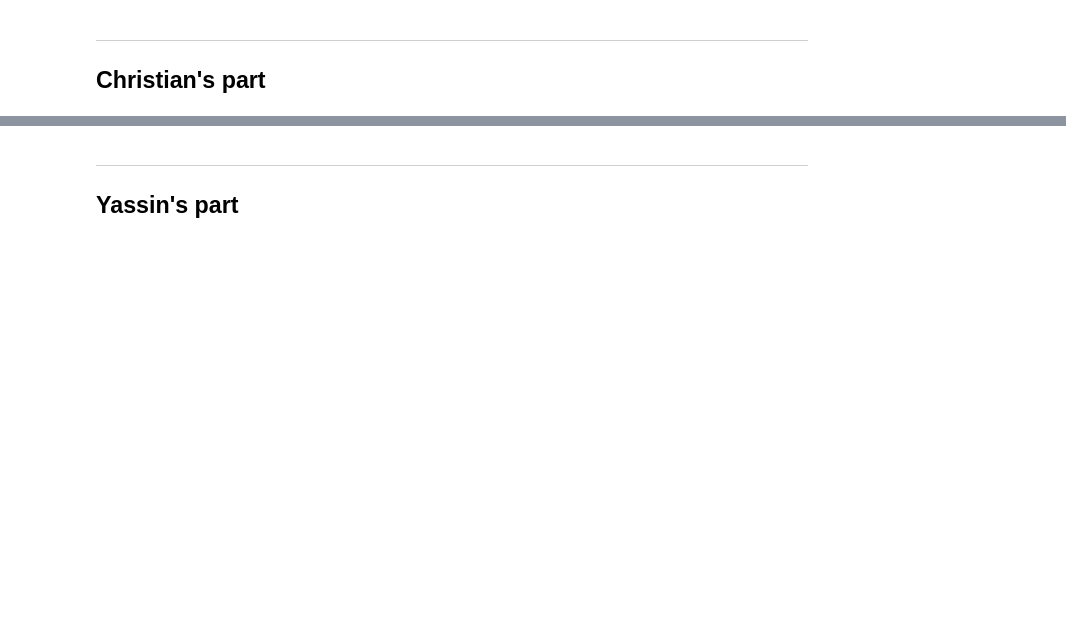
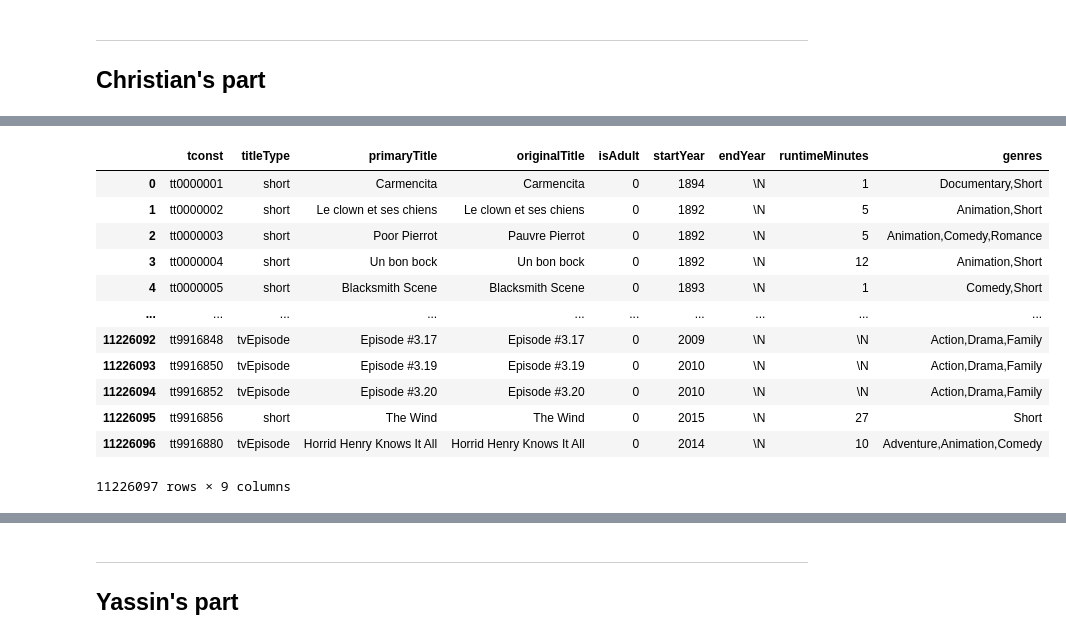
Before and after one commit to epfl-ada/ada-2024-project-arabsdatascientists2024, a Jupyter notebook: Exlploration_CMU.ipynb, the cells around one changed output, grey strips where cells are left out. Saved outputs shown, nothing was run; the diff lists cells and outputs as text; code cells hidden in the pictures; blank space fills up the shorter version.

```diff
--- a/Exlploration_CMU.ipynb
+++ b/Exlploration_CMU.ipynb
@@ -669,0 +243,6 @@ ValueError: Pandas data cast to numpy dtype of object. Check input data with np.
+# %%
+names = pd.read_csv('./data/IMdB/name.basics.tsv', sep='\t')
+title_akas = pd.read_csv('./data/IMdB/title.akas.tsv', sep='\t')
+title_basics = pd.read_csv('./data/IMdB/title.basics.tsv', sep='\t')
+title_principals = pd.read_csv('./data/IMdB/title.principals.tsv', sep='\t')
+title_ratings = pd.read_csv('./data/IMdB/title.ratings.tsv', sep='\t')
@@ -669,0 +275,16 @@ ValueError: Pandas data cast to numpy dtype of object. Check input data with np.
+# %%
+title_basics
+# %% [output]
+|  | tconst | titleType | primaryTitle | originalTitle | isAdult | startYear | endYear | runtimeMinutes | genres |
+| 0 | tt0000001 | short | Carmencita | Carmencita | 0 | 1894 | \N | 1 | Documentary,Short |
+| 1 | tt0000002 | short | Le clown et ses chiens | Le clown et ses chiens | 0 | 1892 | \N | 5 | Animation,Short |
+| 2 | tt0000003 | short | Poor Pierrot | Pauvre Pierrot | 0 | 1892 | \N | 5 | Animation,Comedy,Romance |
+| 3 | tt0000004 | short | Un bon bock | Un bon bock | 0 | 1892 | \N | 12 | Animation,Short |
+| 4 | tt0000005 | short | Blacksmith Scene | Blacksmith Scene | 0 | 1893 | \N | 1 | Comedy,Short |
+| ... | ... | ... | ... | ... | ... | ... | ... | ... | ... |
+| 11226092 | tt9916848 | tvEpisode | Episode #3.17 | Episode #3.17 | 0 | 2009 | \N | \N | Action,Drama,Family |
+| 11226093 | tt9916850 | tvEpisode | Episode #3.19 | Episode #3.19 | 0 | 2010 | \N | \N | Action,Drama,Family |
+| 11226094 | tt9916852 | tvEpisode | Episode #3.20 | Episode #3.20 | 0 | 2010 | \N | \N | Action,Drama,Family |
+| 11226095 | tt9916856 | short | The Wind | The Wind | 0 | 2015 | \N | 27 | Short |
+| 11226096 | tt9916880 | tvEpisode | Horrid Henry Knows It All | Horrid Henry Knows It All | 0 | 2014 | \N | 10 | Adventure,Animation,Comedy |
+11226097 rows × 9 columns
```
Also changed, not shown: parts of 47 cells of this notebook, 9 other files.
